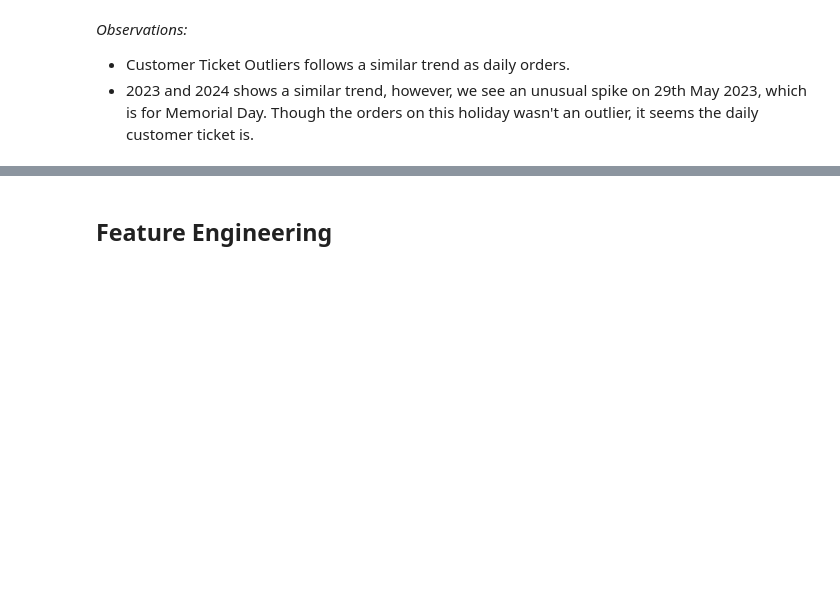
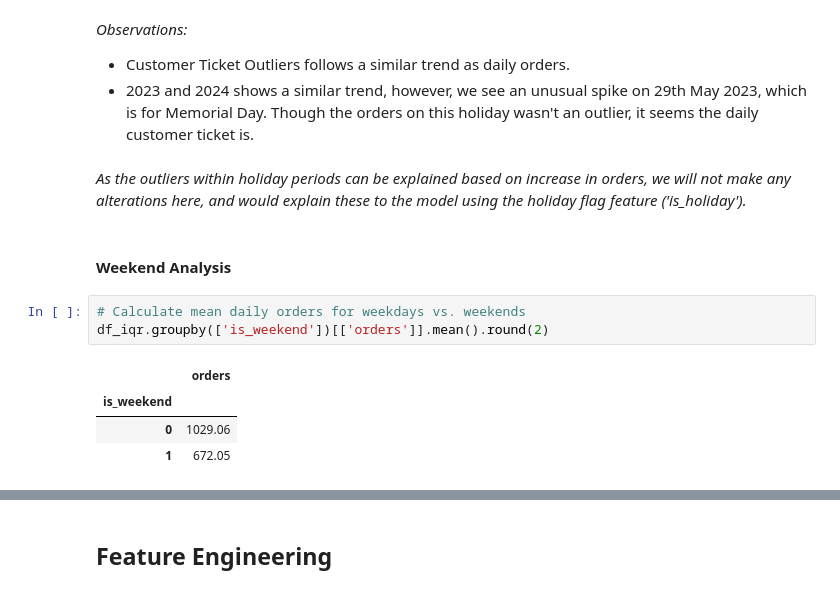
Before and after one commit to traha-89/ecommerce_demand_forecasting, a Jupyter notebook: notebooks/demand_forecasting_analysis.ipynb, the cells around one changed output, grey strips where cells are left out. Saved outputs shown, nothing was run; the diff lists cells and outputs as text; blank space fills up the shorter version.

Commit message:
Update demand_forecasting_analysis.ipynb
- add outlier check for weekend

```diff
--- a/notebooks/demand_forecasting_analysis.ipynb
+++ b/notebooks/demand_forecasting_analysis.ipynb
@@ -493,3 +493,15 @@ plt.show()
 *Observations:*
 - Customer Ticket Outliers follows a similar trend as daily orders.
 - 2023 and 2024 shows a similar trend, however, we see an unusual spike on 29th May 2023, which is for Memorial Day. Though the orders on this holiday wasn't an outlier, it seems the daily customer ticket is.
+# %% [markdown]
+*As the outliers within holiday periods can be explained based on increase in orders, we will not make any alterations here, and would explain these to the model using the holiday flag feature ('is_holiday').*
+# %% [markdown]
+#### Weekend Analysis
+# %%
+# Calculate mean daily orders for weekdays vs. weekends
+df_iqr.groupby(['is_weekend'])[['orders']].mean().round(2)
+# %% [output]
+|  | orders |
+| is_weekend |  |
+| 0 | 1029.06 |
+| 1 | 672.05 |
```
Also changed, not shown: parts of 2 cells of this notebook.
